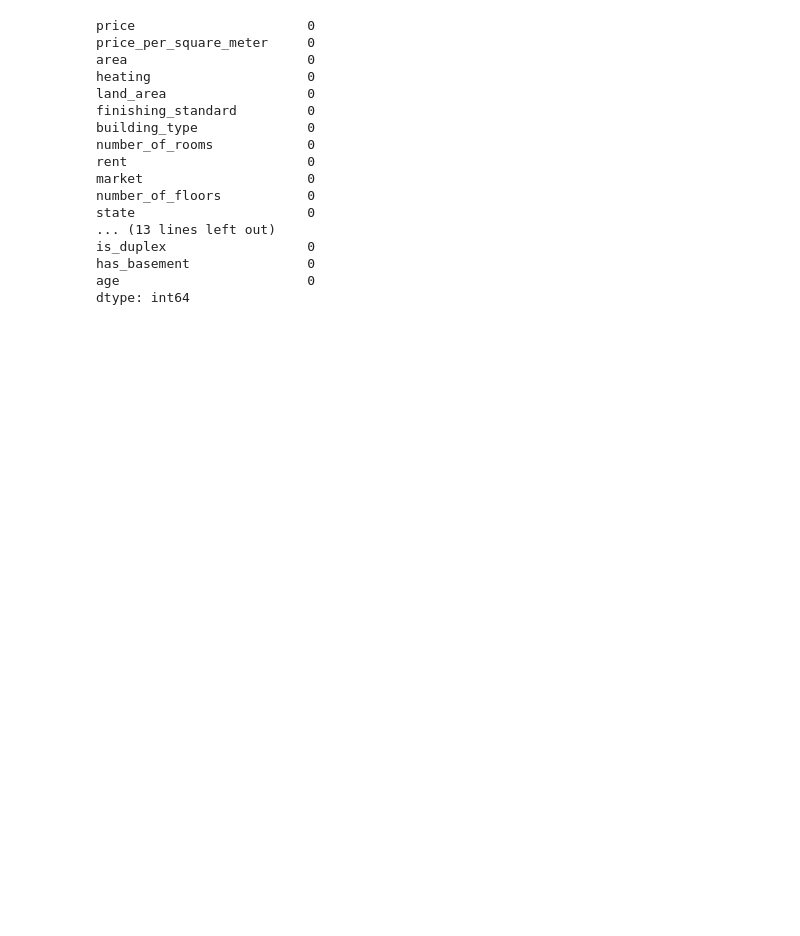
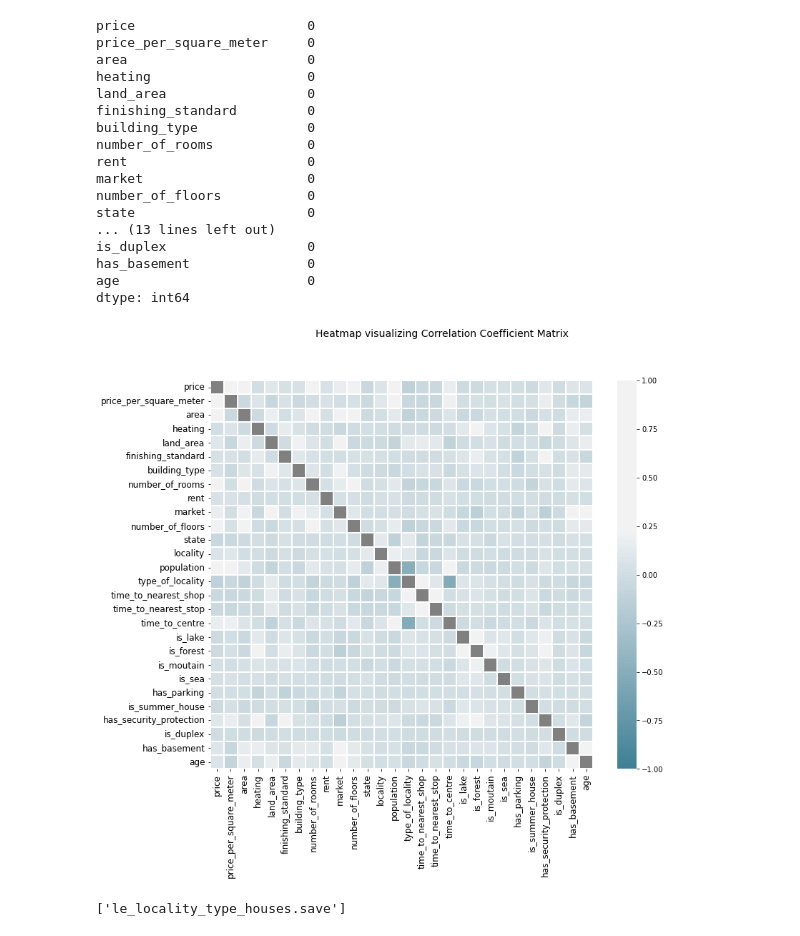
Before and after one commit to KlaudiaK1/RealEstatePricePrediction, a Jupyter notebook: preprocessing/data_preprocessing_houses.ipynb, the cells around one changed output. Cells and saved outputs as stored; diff of their text form; code cells hidden in the pictures; blank space fills up the shorter version.

```diff
--- a/preprocessing/data_preprocessing_houses.ipynb
+++ b/preprocessing/data_preprocessing_houses.ipynb
@@ -546,5 +581,49 @@ is_duplex                  0
 has_basement               0
 age                        0
 dtype: int64
+# %%
+corr = data.corr()
+
+masking = np.zeros_like(corr, dtype = np.bool)
+np.fill_diagonal(masking, val = True)
+
+figure, axis = plt.subplots(figsize = (12, 10))
+
+c_map = sns.diverging_palette(223, 14, as_cmap = True, sep = 100)
+c_map.set_bad('grey')
+
+sns.heatmap(corr, mask = masking, cmap = c_map, vmin = -1, vmax = 1, center = 1, linewidths = 1)
+figure.suptitle('Heatmap visualizing Correlation Coefficient Matrix', fontsize = 14)
+axis.tick_params(axis = 'both', which = 'major', labelsize = 12)
+# %% [output]
+[figure, added]
 # %%
 data.to_csv('./preprocessed_dataset_houses.csv')
+# %%
+joblib.dump(rent_scaler, "rent_scaler_houses.save")
+
+joblib.dump(population_scaler, "population_scaler_houses.save")
+
+joblib.dump(age_scaler, "age_scaler_houses.save")
+
+joblib.dump(area_scaler, "area_scaler_houses.save")
+
+joblib.dump(area_scaler, "land_area_scaler_houses.save")
+
+joblib.dump(le_finishing_standard, "le_finishing_houses.save")
+
+joblib.dump(le_heating, "le_heating_houses.save")
+
+joblib.dump(le_building_type, "le_building_type_houses.save")
+
+joblib.dump(le_market, "le_market_houses.save")
+
+joblib.dump(le_state, "le_state_houses.save")
+
+joblib.dump(le_locality, "le_locality_houses.save")
+
+joblib.dump(le_locality, "le_locality_houses.save")
+
+joblib.dump(le_locality_type, "le_locality_type_houses.save")
+# %% [output]
+['le_locality_type_houses.save']
```
Also changed, not shown: parts of 10 cells of this notebook, 27 other files.
